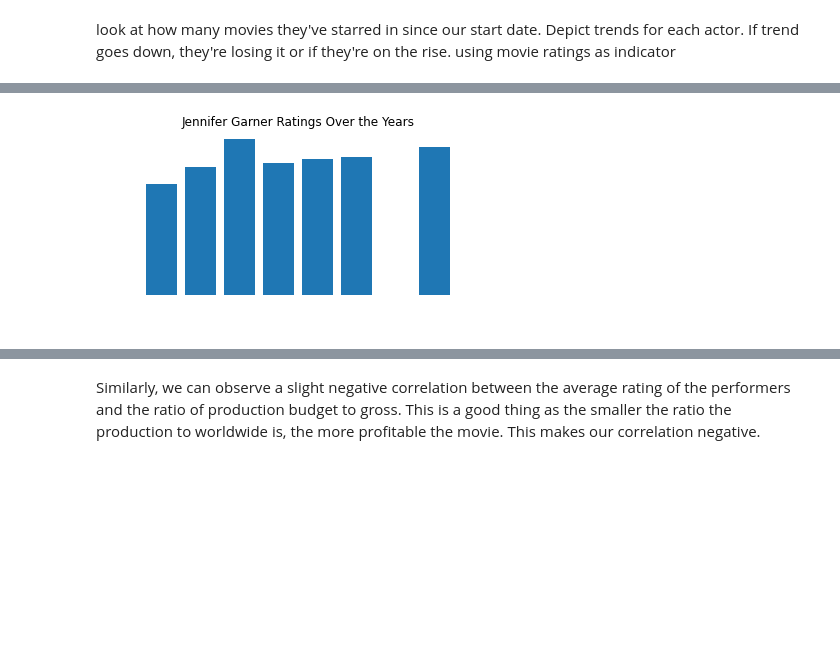
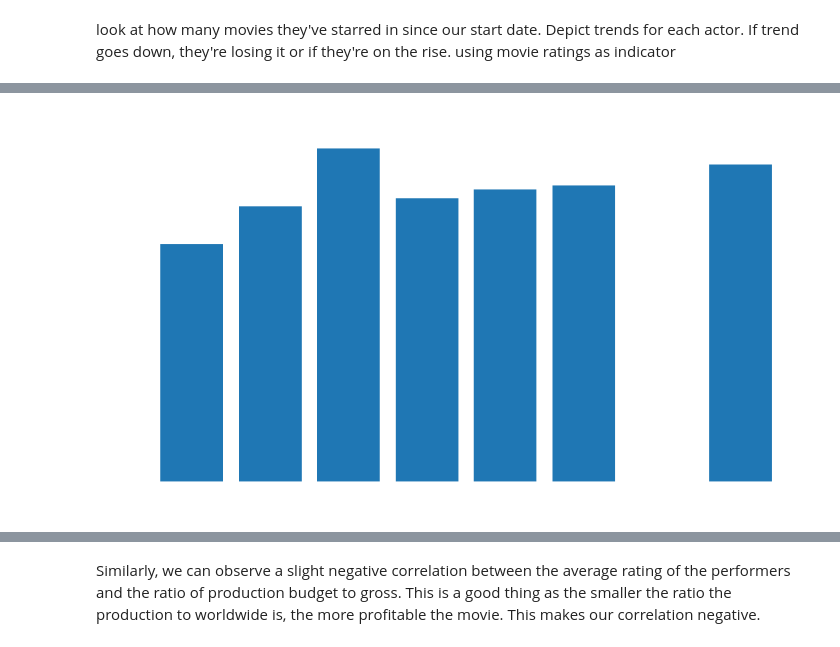
Before and after one commit to JCherryA050/phase_1_project, a Jupyter notebook: working_notebooks/ev_imdb_tmdb_notebook-Copy1.ipynb, the cells around one changed output, grey strips where cells are left out. Saved outputs shown, nothing was run; the diff lists cells and outputs as text; code cells hidden in the pictures; blank space fills up the shorter version.

Commit message:
fixed formatting of plots

```diff
--- a/working_notebooks/ev_imdb_tmdb_notebook-Copy1.ipynb
+++ b/working_notebooks/ev_imdb_tmdb_notebook-Copy1.ipynb
@@ -815,3 +812,3 @@ plt.savefig('../images/Chris_evans_ratings_over_years_notitle_ppt',bbox_inches='
 # %%
 actor_female = performers[performers['primary_name'] == 'Jennifer Garner']
-actor_female.sort_values(by='release dates', ascending=True, inplace=True)
+actor_female = actor_female.sort_values(by='release dates', ascending=True)
@@ -832,19 +827,21 @@ plt.savefig('../images/Jennifer_garner_ratings_over_years',bbox_inches='tight')
 # %%
-fig, ax = plt.subplots(figsize=(6, 3))
+#dark version for readme
+fig, ax = plt.subplots(figsize=(15, 8))
 ax.bar(actor_female['years'], actor_female['averagerating'] )
-ax.set_xlabel('Release Year')
-ax.set_ylabel('Movie Rating')
-ax.set_title('Jennifer Garner Ratings Over the Years')
+ax.set_xlabel('Release Year', fontsize=16)
+ax.set_ylabel('Movie Rating', fontsize=16)
+ax.set_title('Jennifer Garner Ratings Over the Years', color='white', Fontsize=20)
 ax.spines['bottom'].set_color('white')
 ax.spines['top'].set_color('white')
 ax.spines['left'].set_color('white')
 ax.spines['right'].set_color('white')
 ax.yaxis.label.set_color('white')
 ax.tick_params(axis='x', colors='white')
 ax.yaxis.label.set_color('white')
 ax.tick_params(axis='y', colors='white')
 ax.xaxis.label.set_color('white')
+ax.set_yticklabels(['0', '1', '2', '3', '4', '5', '6', '7', '8'], fontsize=14);
 plt.savefig('../images/Jennifer_garner_ratings_over_years_dark',bbox_inches='tight', transparent=True)
 # %% [output]
-[figure, old version]
+[figure, new version]
 # %%
```
Also changed, not shown: parts of 28 cells of this notebook, 10 other files.
